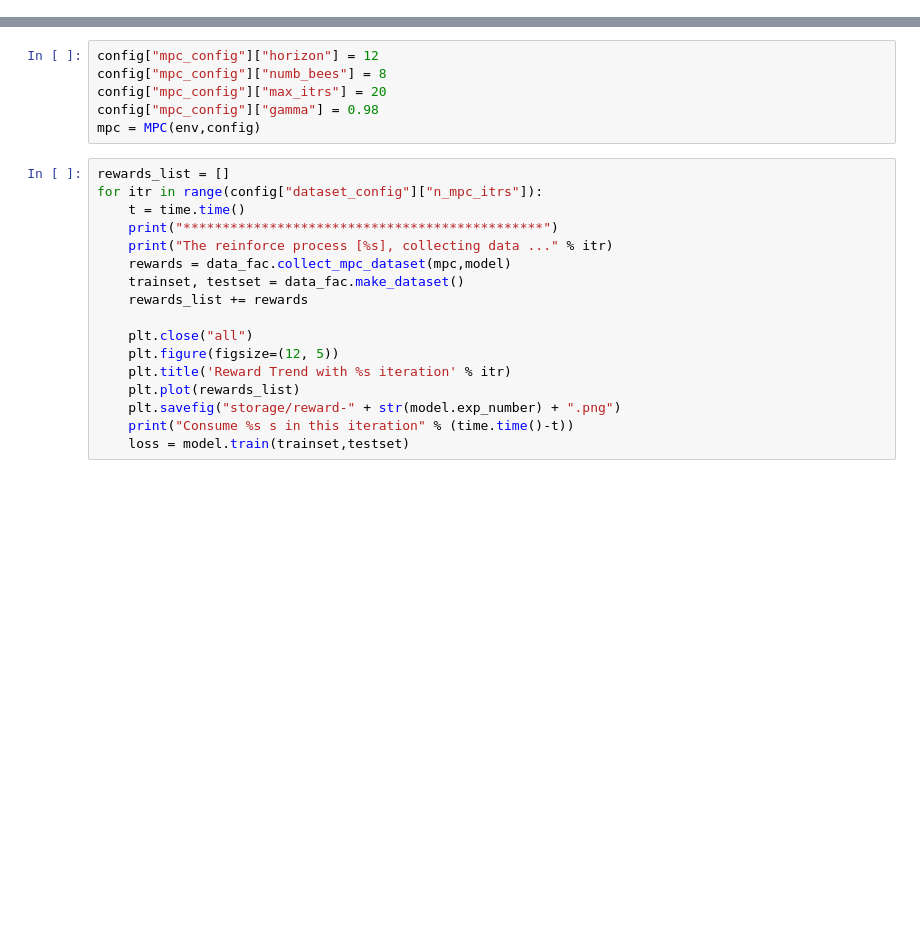
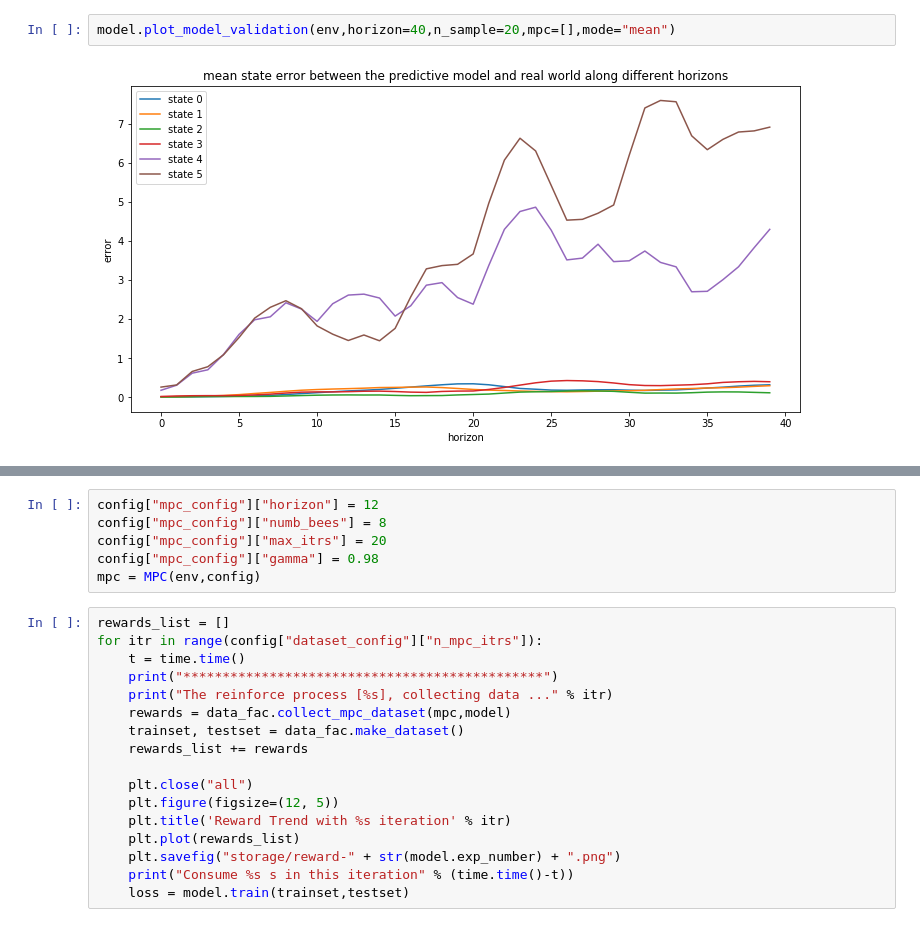
Before and after one commit to michaelliyunhao/RL-project, a Jupyter notebook: MPC/MPC qube/test.ipynb, the cells around one changed output, grey strips where cells are left out. Cells and saved outputs as stored; diff of their text form; blank space fills up the shorter version.

```diff
--- a/MPC/MPC qube/test.ipynb
+++ b/MPC/MPC qube/test.ipynb
@@ -26,2 +66,6 @@ Collect random dataset shape:  (7630, 7)
+# %%
+model.plot_model_validation(env,horizon=40,n_sample=20,mpc=[],mode="mean")
+# %% [output]
+[figure, added]
 # %%
 loss = model.train(data_fac.random_trainset,data_fac.random_testset)
```
Also changed, not shown: parts of 9 cells of this notebook, 55 other files.
